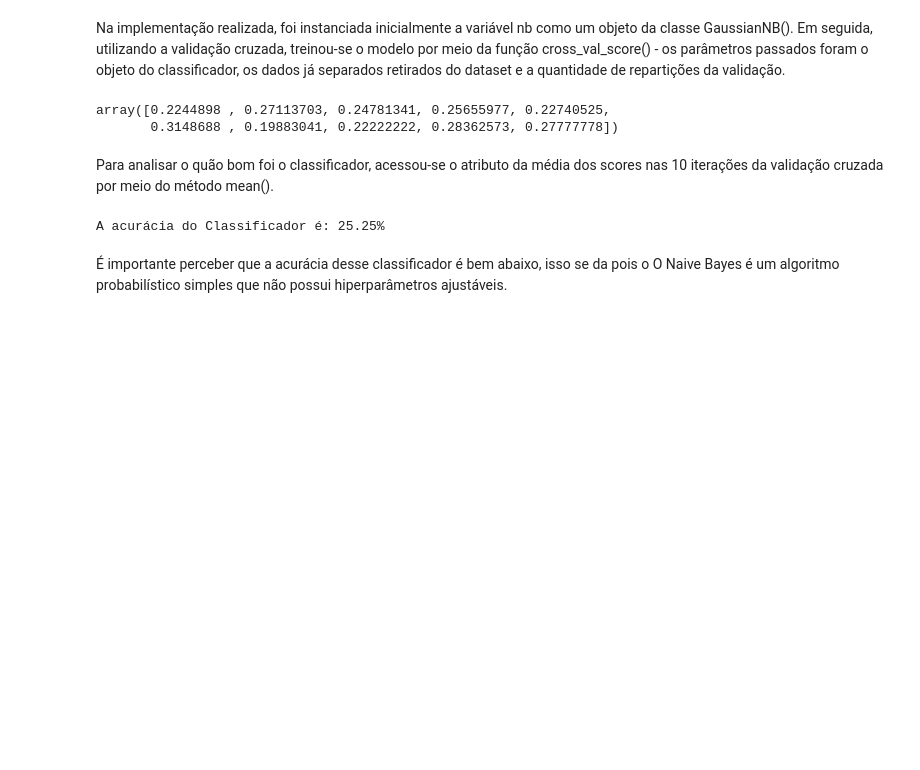
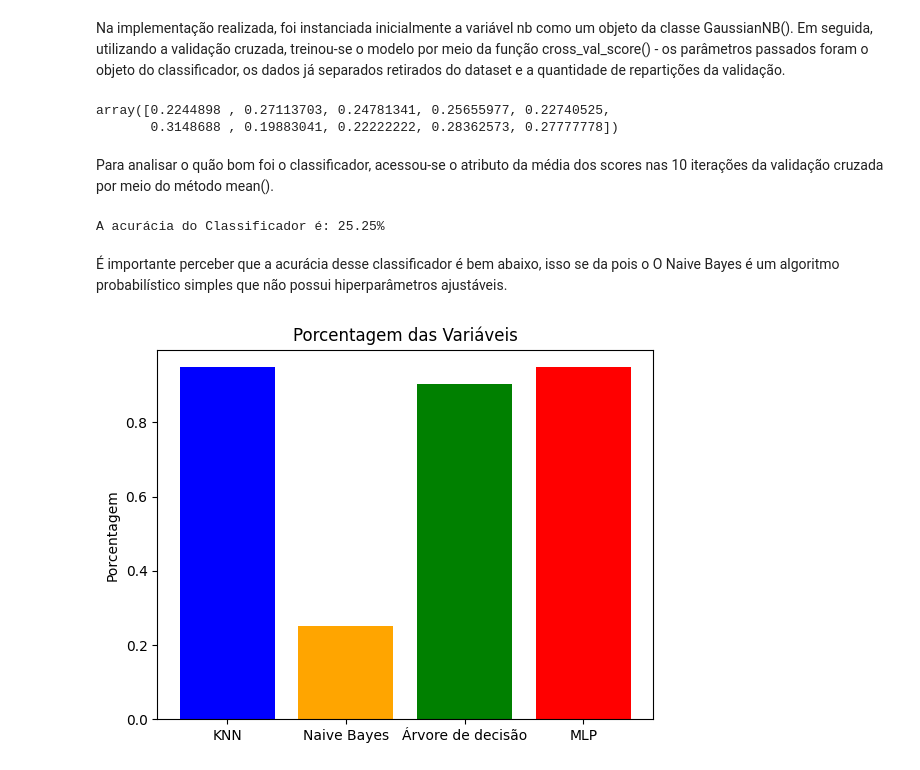
Before and after one commit to joelcoelho29/SCC0530-Projeto-de-Aprendizado-de-Maquina, a Jupyter notebook: src/notebook/main.ipynb, the cells around one changed output. Saved outputs shown, nothing was run; the diff lists cells and outputs as text; code cells hidden in the pictures; blank space fills up the shorter version.

Commit message:
improved text and added accuracy percentage resume

```diff
--- a/src/notebook/main.ipynb
+++ b/src/notebook/main.ipynb
@@ -267,7 +254,8 @@ array([0.89795918, 0.90379009, 0.88921283, 0.91253644, 0.89504373,
 # %% [markdown]
 Por último, pode-se calcular a acurácia do modelo.
 # %%
-print(f'A acurácia do Classificador é: {dt_scores.mean() :.2%}')
+tree_classifier_accuracy = dt_scores.mean()
+print(f'A acurácia do Classificador é: {tree_classifier_accuracy :.2%}')
 # %% [output]
 A acurácia do Classificador é: 90.43%
 # %% [markdown]
@@ -351,5 +336,6 @@ TypeError: BaseSearchCV.score() missing 1 required positional argument: 'X'
 # %%
-print(f'A acurácia do Classificador é: {gs.best_score_ :.2%}')
+knn_classifier_accuracy = gs.best_score_
+print(f'A acurácia do Classificador é: {knn_classifier_accuracy :.2%}')
 # %% [output]
 A acurácia do Classificador é: 94.80%
 # %% [markdown]
@@ -384,0 +372,3 @@ results[view].sort_values(by='rank_test_score')
+# %%
+mlp_classifier_accuracy = gs.best_score_
+print(f'A acurácia do Classificador é: {mlp_classifier_accuracy :.2%}')
@@ -405,8 +395,26 @@ array([0.2244898 , 0.27113703, 0.24781341, 0.25655977, 0.22740525,
 # %% [markdown]
 Para analisar o quão bom foi o classificador, acessou-se o atributo da média dos scores nas 10 iterações da validação cruzada por meio do método mean().
 # %%
-print(f'A acurácia do Classificador é: {nb_scores.mean() :.2%}')
+naive_bayes_classifier_accuracy = nb_scores.mean()
+print(f'A acurácia do Classificador é: {naive_bayes_classifier_accuracy :.2%}')
 # %% [output]
 A acurácia do Classificador é: 25.25%
 # %% [markdown]
 É importante perceber que a acurácia desse classificador é bem abaixo, isso se da pois o O Naive Bayes é um algoritmo probabilístico simples que não possui hiperparâmetros ajustáveis.
+# %%
+classifiers = ['KNN', 'Naive Bayes', 'Árvore de decisão', 'MLP']
+percentages = [knn_classifier_accuracy, naive_bayes_classifier_accuracy, tree_classifier_accuracy, mlp_classifier_accuracy]
+
+colors = ['blue', 'orange', 'green', 'red']
+positions = range(len(classifiers))
+
+plt.bar(positions, percentages, color=colors)
+
+plt.xticks(positions, classifiers)
+plt.ylabel('Porcentagem')
+
+plt.title('Porcentagem das Variáveis')
+
+plt.show()
+# %% [output]
+[figure, added]
```
Also changed, not shown: parts of 36 cells of this notebook.
